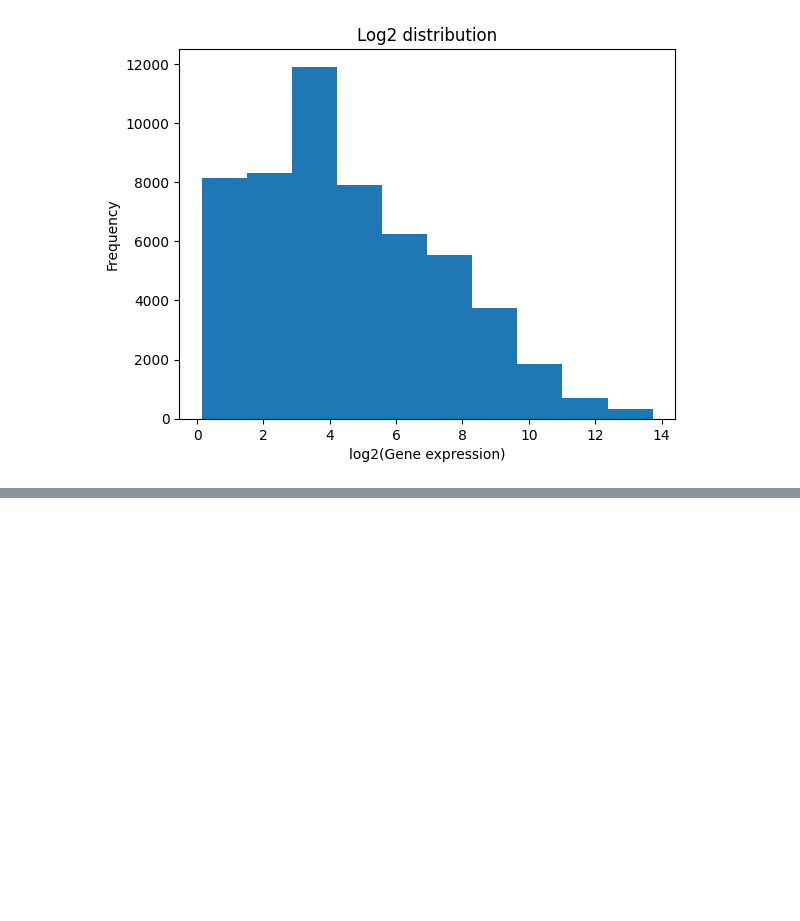
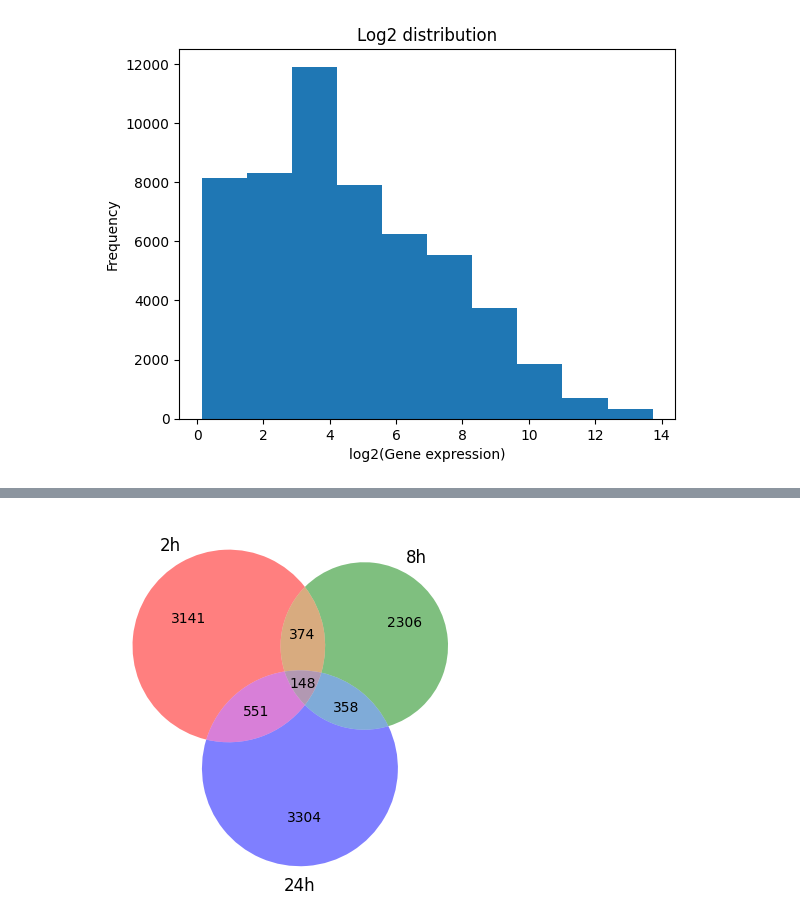
Before and after one commit to pauljo13/Biopython_study, a Jupyter notebook: Python/nday10.ipynb, the cells around one changed output, grey strips where cells are left out. Drawn from its saved outputs; the diff is of its cells as text; code cells hidden in the pictures; blank space fills up the shorter version.

```diff
--- a/Python/nday10.ipynb
+++ b/Python/nday10.ipynb
@@ -63,0 +95,47 @@ headerL = [value.strip('"').replace(' ', '_') for value in headerL]
+# %%
+# Practice 10.
+## difference in expression levels
+inExprFile = open(f'{myDir2}/BIC0711_practice1/GSE16659_series_matrix_lg2_annot.txt', 'r')
+
+headerL = inExprFile.readline()
+
+diffH = {}
+up_genes_2h = []
+up_genes_8h = []
+up_genes_24h = []
+for line in inExprFile:
+    (probe, gene, ctrl_2h, hgf_2h, ctrl_8h, hgf_8h, ctrl_24h, hgf_24h) = line[:-1].split('\t')
+    diff_2h = float(hgf_2h) - float(ctrl_2h)
+    diff_8h = float(hgf_8h) - float(ctrl_8h)
+    diff_24h = float(hgf_24h) - float(ctrl_24h)
+
+    if 'gene' != '': #특정 시간 변화간 1 이상 증가한 유전자를 리스트에 저장
+        if diff_2h > 1:
+            up_genes_2h.append(gene)
+        elif diff_8h > 1:
+            up_genes_8h.append(gene)
+        elif diff_24h > 1:
+            up_genes_24h.append(gene)
+
+inExprFile.close()
+# %%
+# Practice 11.
+## draw a venn diagram
+from matplotlib_venn import venn3
+from matplotlib import pyplot as plt
+
+def draw_venn3(list1, list2, list3, g1, g2, g3):
+    s1 =len(set(list1) - set(list2) - set(list3))
+    s2 = len(set(list2) - set(list1) - set(list3))
+    s3 = len(set(list1) & set(list2) - set(list3))
+    s4 = len(set(list3) - set(list1) - set(list2))
+    s5 = len(set(list1) & set(list3) - set(list2))
+    s6 = len(set(list2) & set(list3) - set(list1))
+    s7 = len(set(list1) & set(list2) & set(list3))
+    venn3(subsets=(s1, s2, s3, s4, s5, s6, s7), set_labels=(g1, g2, g3), alpha=0.5)
+
+draw_venn3(up_genes_2h, up_genes_8h, up_genes_24h, '2h', '8h', '24h')
+plt.savefig(f'{myDir2}/BIC0711_practice1/venn3.png')
+plt.show()
+# %% [output]
+[figure, added]
```
Also changed, not shown: parts of 3 cells of this notebook, 2 other files.
